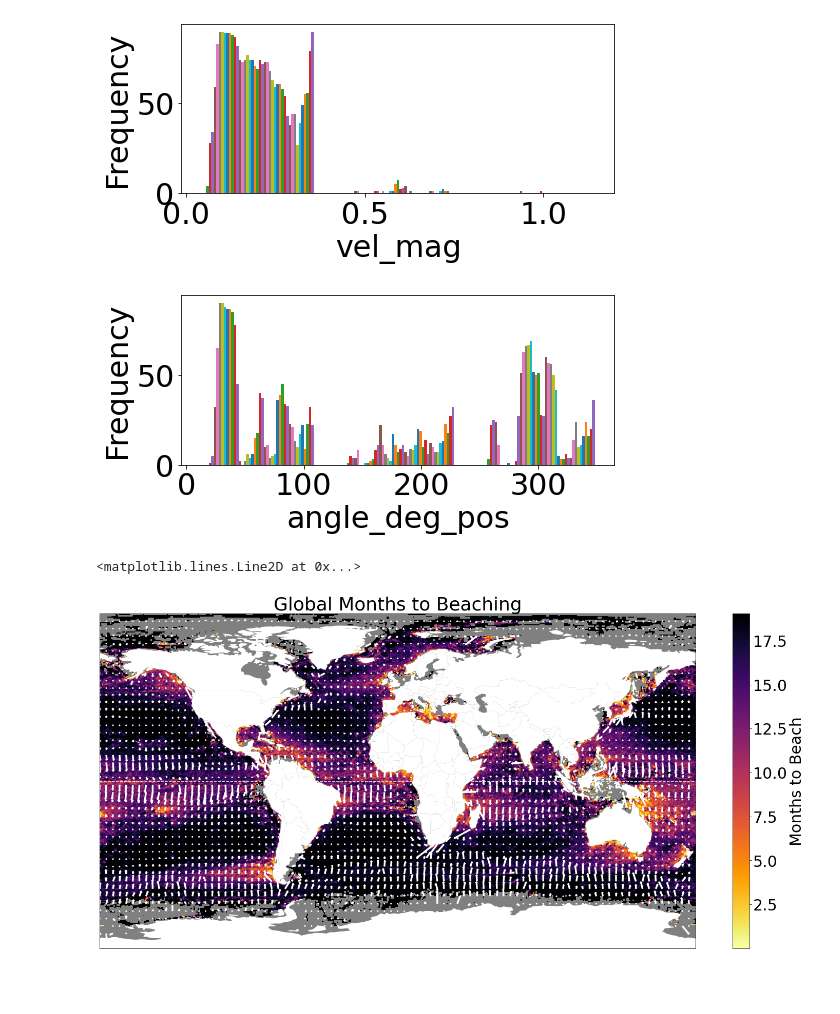
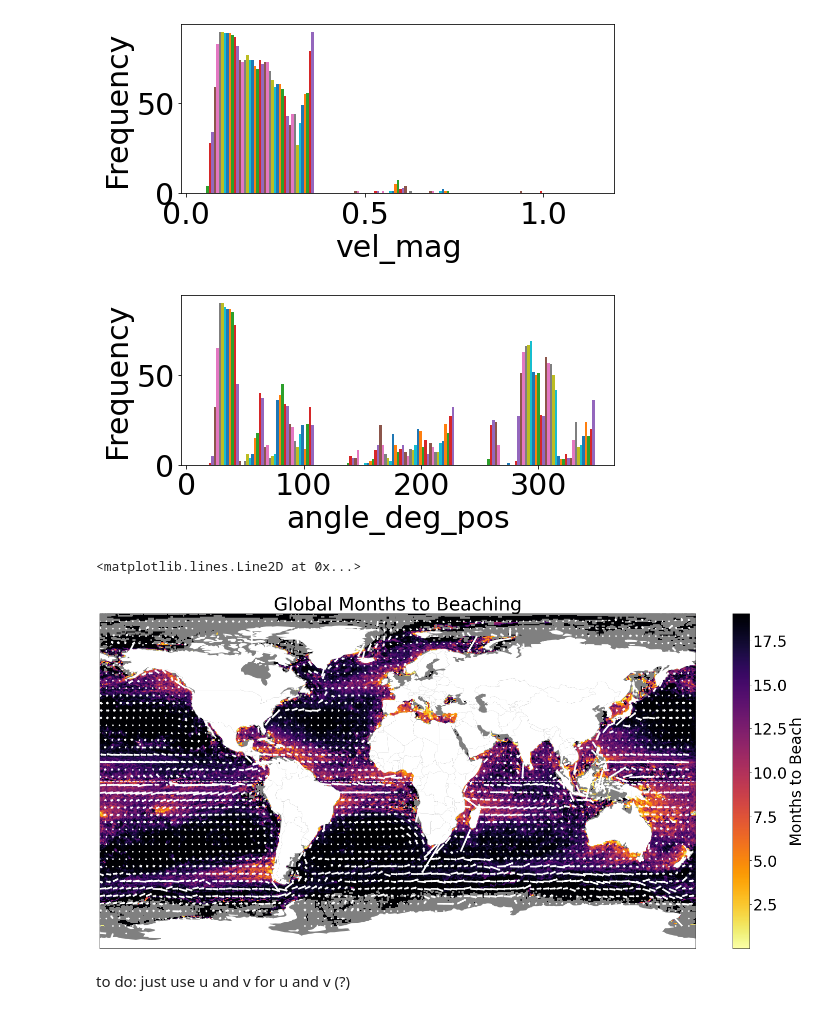
Before and after one commit to GHOpenonic/global-drifter-program, a Jupyter notebook: time to beach heatmap.ipynb, the cells around one changed output. Drawn from its saved outputs; the diff is of its cells as text; code cells hidden in the pictures; blank space fills up the shorter version.

```diff
--- a/time to beach heatmap.ipynb
+++ b/time to beach heatmap.ipynb
@@ -408,34 +450,40 @@ cmap.set_bad('grey')
 
 # plot hist on world
 plt.imshow(statistic.T, origin='lower', extent=[x_edge[0], x_edge[-1], y_edge[0], y_edge[-1]], cmap=cmap)
 
 # Plotting parameters for quiver plot
-quiver_scale = 0.06  # Scale factor for the arrows
+quiver_scale = 0.05  # Scale factor for the arrows
 quiver_width = 0.003  # Width of the arrows
 
 # Convert direction from degrees to radians
 v_dir_rad = np.radians(angle_deg_pos)
 
 # Calculate arrow components
-u = vel_mag * np.cos(v_dir_rad)
-v = vel_mag * np.sin(v_dir_rad)
+#u = vel_mag * np.cos(v_dir_rad)
+#v = vel_mag * np.sin(v_dir_rad)
+
+# fix!
+u = ve_statistic
+v = vn_statistic
 
 # Plot arrows
 ax.quiver(lat_mesh, lon_mesh, u, v, angles='xy', scale_units='xy', scale=quiver_scale,
           pivot='tail', width=quiver_width, color='white', headwidth = 2, headlength = 1, headaxislength = 0.8)
 # Load the world shapefile from GeoPandas
 world = gpd.read_file(gpd.datasets.get_path('naturalearth_lowres'))
 
 # Extract the land polygons
 land = world[world['continent'] != 'Antarctica']
 Antarctica = world[world['continent'] == 'Antarctica']
 land.plot(ax=ax, color='white', edgecolor='none')
 Antarctica.plot(ax=ax, color='white', edgecolor='none')
 
 plt.colorbar(label='Months to Beach')
 ax.set_aspect('auto')
 plt.title('Global Months to Beaching')
 plt.axhline(y=0, color='white', linestyle='--', label='Equator')
 # %% [output]
 <matplotlib.lines.Line2D at 0x...>
-[figure, old version]
+[figure, new version]
+# %% [markdown]
+to do: just use u and v for u and v (?)
```
Also changed, not shown: parts of 2 cells of this notebook.
